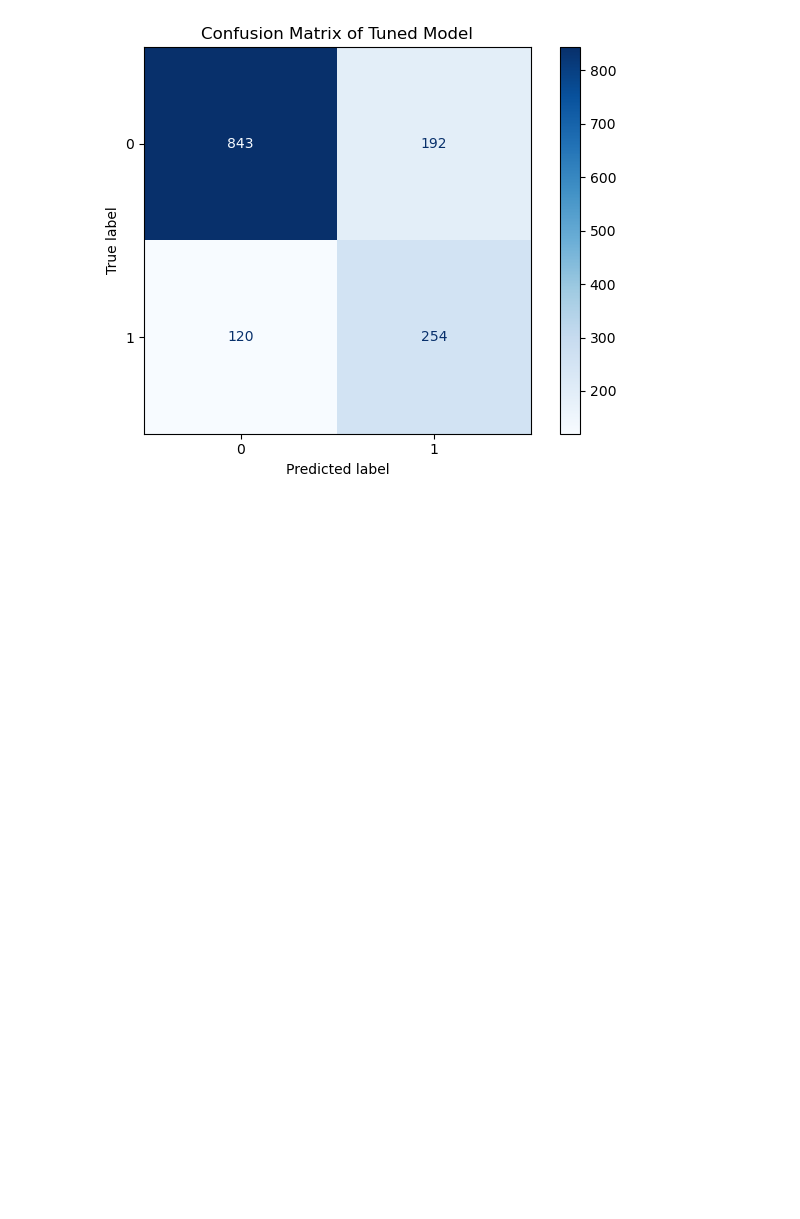
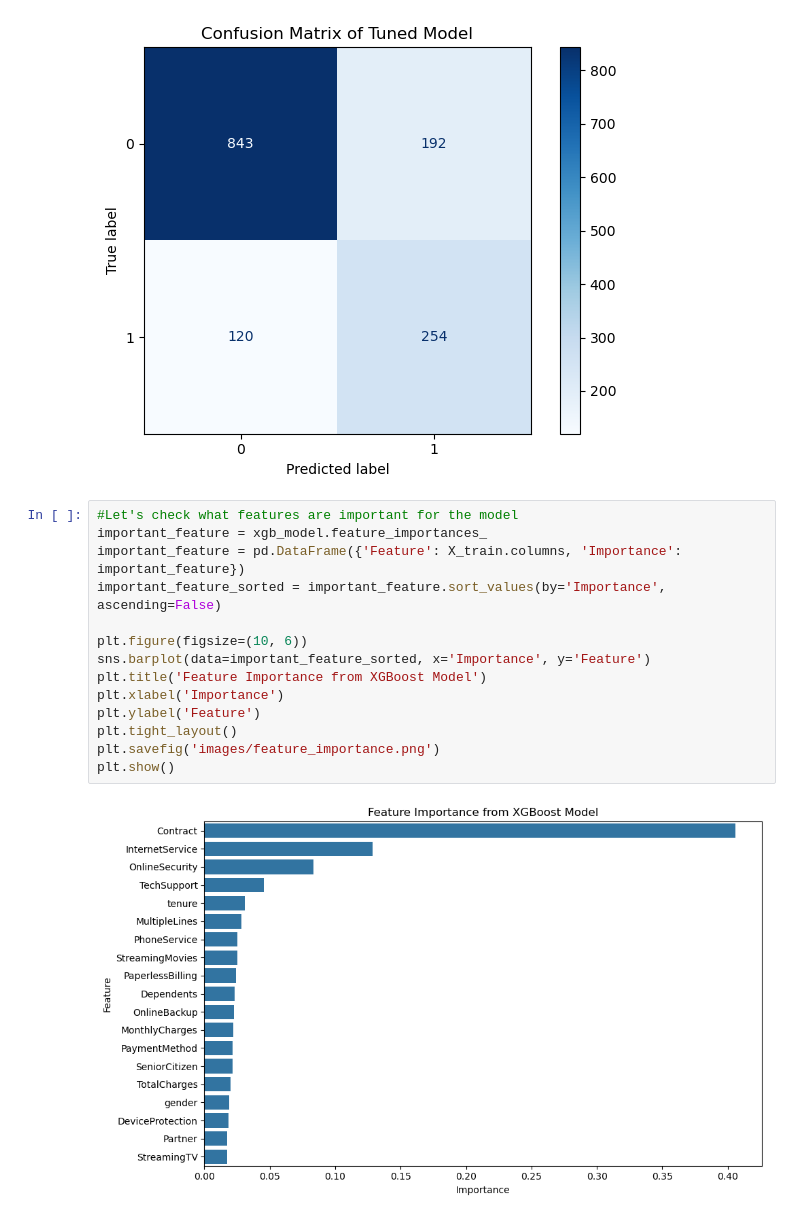
Before and after one commit to PancratiusV/Telco-Customer-Churn-Prediction, a Jupyter notebook: Telco.ipynb, the cells around one changed output. Drawn from its saved outputs; the diff is of its cells as text; blank space fills up the shorter version.

Commit message:
Update README and did feature importance

```diff
--- a/Telco.ipynb
+++ b/Telco.ipynb
@@ -298,3 +298,19 @@ F1-score: 0.6195121951219512
 weighted avg       0.79      0.78      0.78      1409
 <Figure size 1000x600 with 0 Axes>
 [figure]
+# %%
+#Let's check what features are important for the model
+important_feature = xgb_model.feature_importances_
+important_feature = pd.DataFrame({'Feature': X_train.columns, 'Importance': important_feature})
+important_feature_sorted = important_feature.sort_values(by='Importance', ascending=False)
+
+plt.figure(figsize=(10, 6))
+sns.barplot(data=important_feature_sorted, x='Importance', y='Feature')
+plt.title('Feature Importance from XGBoost Model')
+plt.xlabel('Importance')
+plt.ylabel('Feature')
+plt.tight_layout()
+plt.savefig('images/feature_importance.png')
+plt.show()
+# %% [output]
+[figure, added]
```
Also changed, not shown: parts of 1 cell of this notebook, 2 other files.
